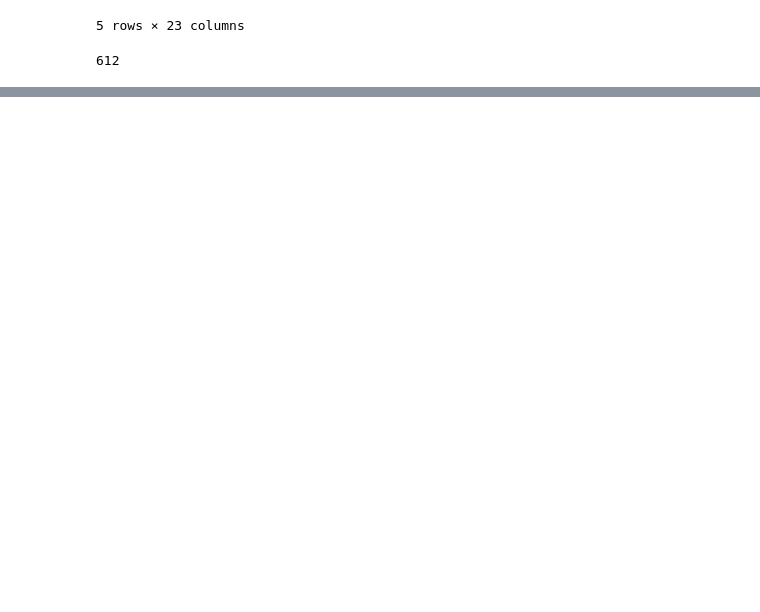
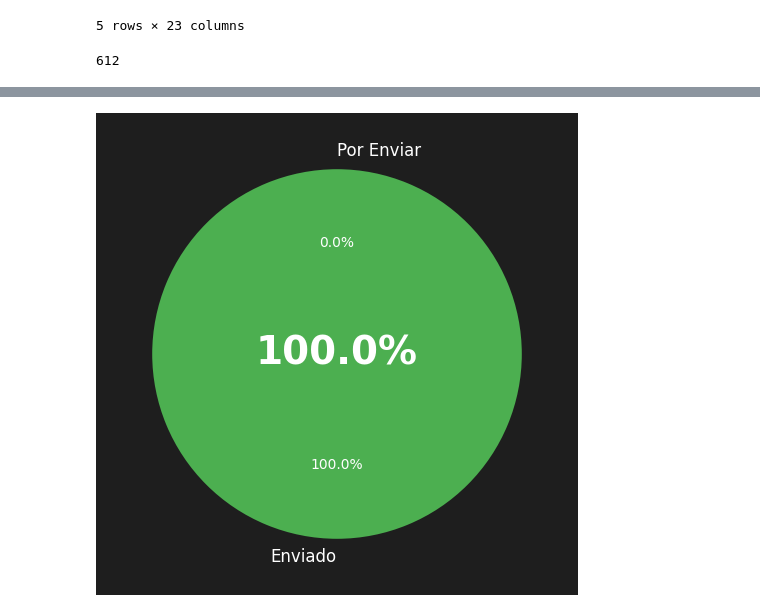
Before and after one commit to chatpremium69/tecnofast, a Jupyter notebook: data/pruebas.ipynb, the cells around one changed output, grey strips where cells are left out. Cells and saved outputs as stored; diff of their text form; code cells hidden in the pictures; blank space fills up the shorter version.

```diff
--- a/data/pruebas.ipynb
+++ b/data/pruebas.ipynb
@@ -132,0 +356,4 @@ dfm.head(1000)
+# %%
+# Procesar los datos
+data = procesar_data_google_sheets(spreadsheet_id)
+data_1 = procesar_data_modulos_google_sheets(spreadsheet_id)
@@ -132,0 +455,24 @@ dfm.head(1000)
+# %%
+# 1. Porcentaje de N° DE SERIE con N° EDP no vacío
+series_con_edp = data_1['N° EDP'].notna().sum()
+porcentaje_con_edp = (series_con_edp / len(data_1)) * 100
+porcentaje_sin_edp = 100 - porcentaje_con_edp
+
+plt.figure(figsize=(8, 6), facecolor="#1e1e1e")
+sizes = [porcentaje_sin_edp, porcentaje_con_edp]
+labels = ['Por Enviar', 'Enviado']
+colors = ['#FF6F61', '#4CAF50']
+
+wedges, texts, autotexts = plt.pie(sizes, labels=labels, autopct='%1.1f%%', startangle=90,
+                                    colors=colors, textprops={'fontsize': 12, 'color': 'white'})
+for autotext in autotexts:
+    autotext.set_color('white')
+    autotext.set_fontsize(10)
+
+plt.text(0, 0, f"{porcentaje_con_edp:.1f}%", ha='center', va='center', fontsize=28,
+            fontweight='bold', color="white")
+
+plt.show()
+plt.close()
+# %% [output]
+[figure, added]
```
Also changed, not shown: parts of 20 cells of this notebook, 3 other files.
